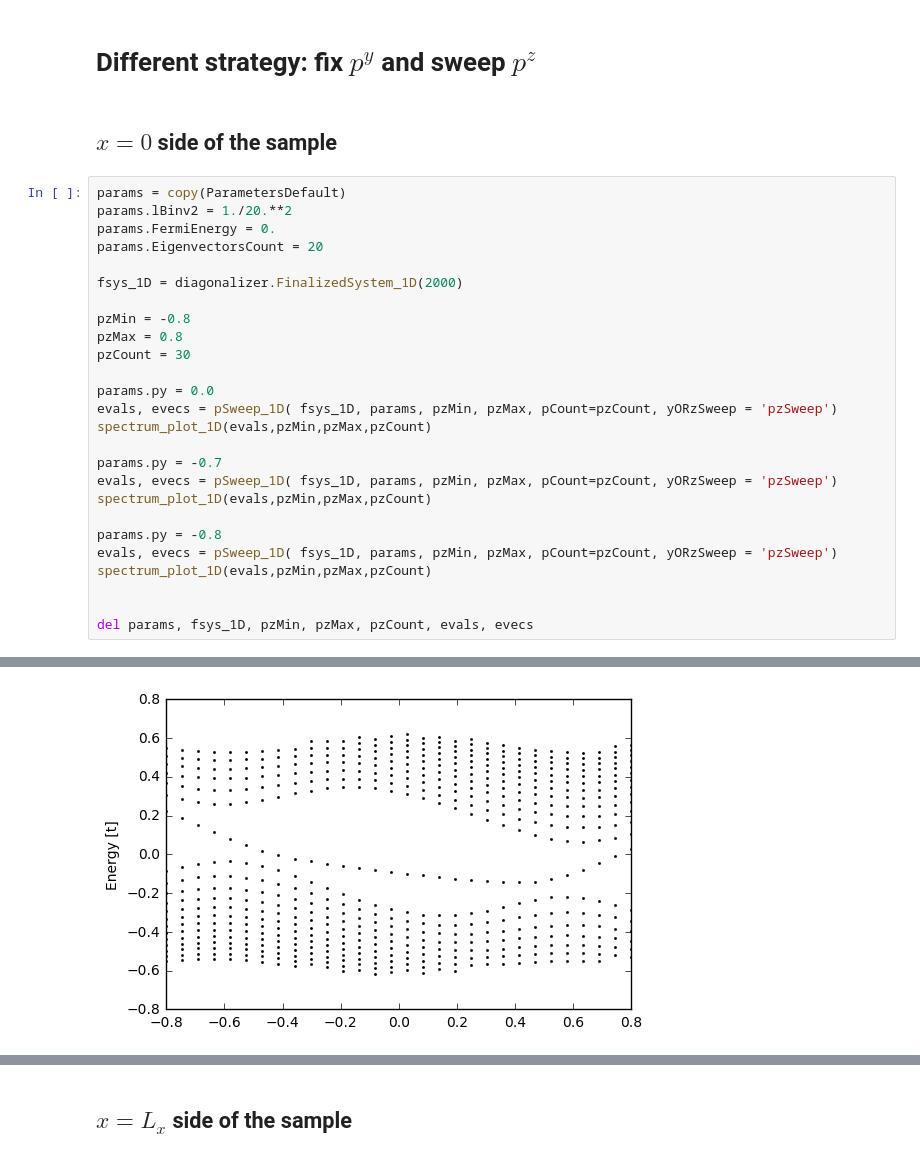
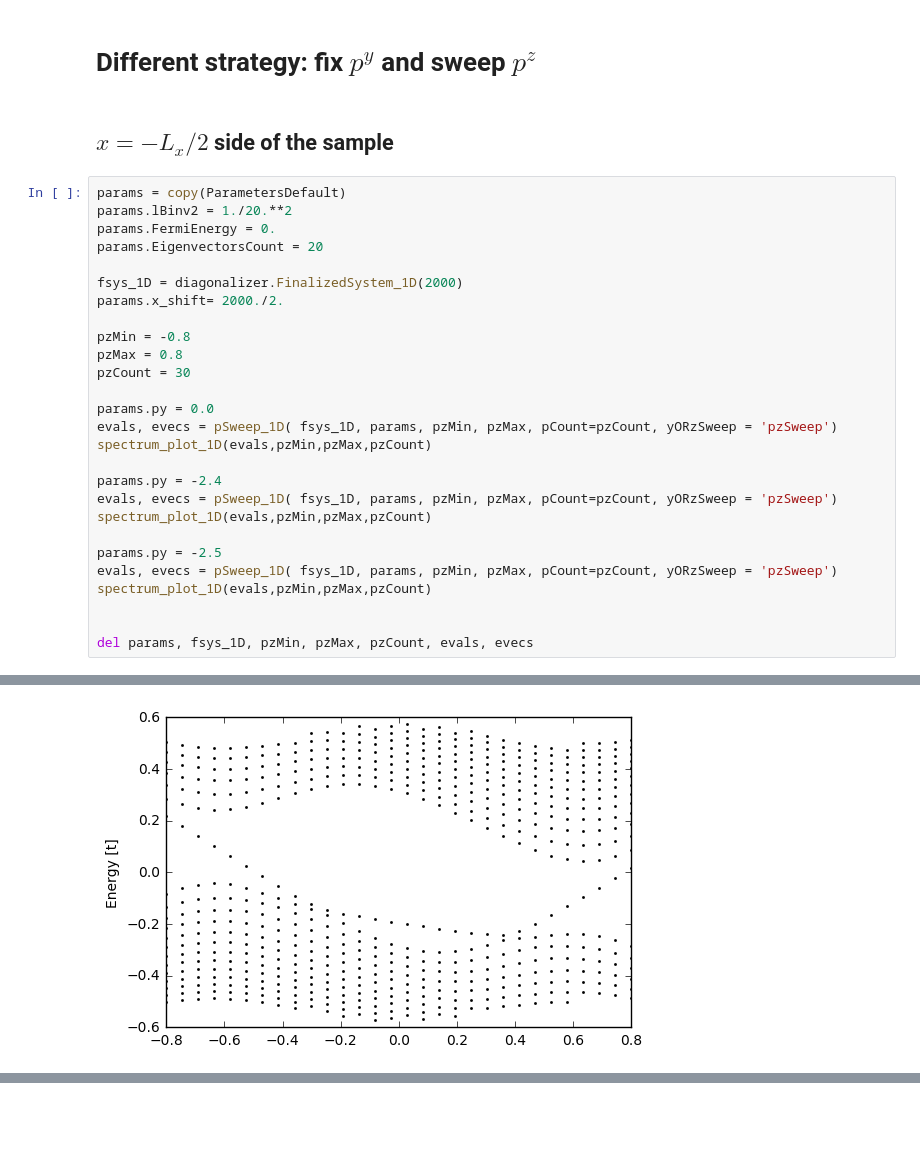
Before and after one commit to Artem-Ivashko/Vazifeh-Franz-magnetic-field, a Jupyter notebook: Wall-creep.ipynb, the cells around one changed output, grey strips where cells are left out. Drawn from its saved outputs; the diff is of its cells as text; blank space fills up the shorter version.

```diff
--- a/Wall-creep.ipynb
+++ b/Wall-creep.ipynb
@@ -475,33 +332,34 @@ del params, fsys_1D, pyMin, pyMax, pyCount, evals, evecs, evalsAbove, evalsAbove
 # %% [markdown]
 # Different strategy: fix $p^y$ and sweep $p^z$
 # %% [markdown]
-## $x=0$ side of the sample
+## $x=-L_x/2$ side of the sample
 # %%
 params = copy(ParametersDefault)
 params.lBinv2 = 1./20.**2
 params.FermiEnergy = 0.
 params.EigenvectorsCount = 20
 
 fsys_1D = diagonalizer.FinalizedSystem_1D(2000)
+params.x_shift= 2000./2.
 
 pzMin = -0.8
 pzMax = 0.8
 pzCount = 30
 
 params.py = 0.0
 evals, evecs = pSweep_1D( fsys_1D, params, pzMin, pzMax, pCount=pzCount, yORzSweep = 'pzSweep')
 spectrum_plot_1D(evals,pzMin,pzMax,pzCount)
 
-params.py = -0.7
+params.py = -2.4
 evals, evecs = pSweep_1D( fsys_1D, params, pzMin, pzMax, pCount=pzCount, yORzSweep = 'pzSweep')
 spectrum_plot_1D(evals,pzMin,pzMax,pzCount)
 
-params.py = -0.8
+params.py = -2.5
 evals, evecs = pSweep_1D( fsys_1D, params, pzMin, pzMax, pCount=pzCount, yORzSweep = 'pzSweep')
 spectrum_plot_1D(evals,pzMin,pzMax,pzCount)
 
 
 del params, fsys_1D, pzMin, pzMax, pzCount, evals, evecs
 # %% [output]
 [figure]
-[figure, old version]
+[figure, new version]
@@ -509,2 +366,0 @@ del params, fsys_1D, pzMin, pzMax, pzCount, evals, evecs
-# %% [markdown]
-## $x=L_x$ side of the sample
```
Also changed, not shown: parts of 13 cells of this notebook, 2 other files.
